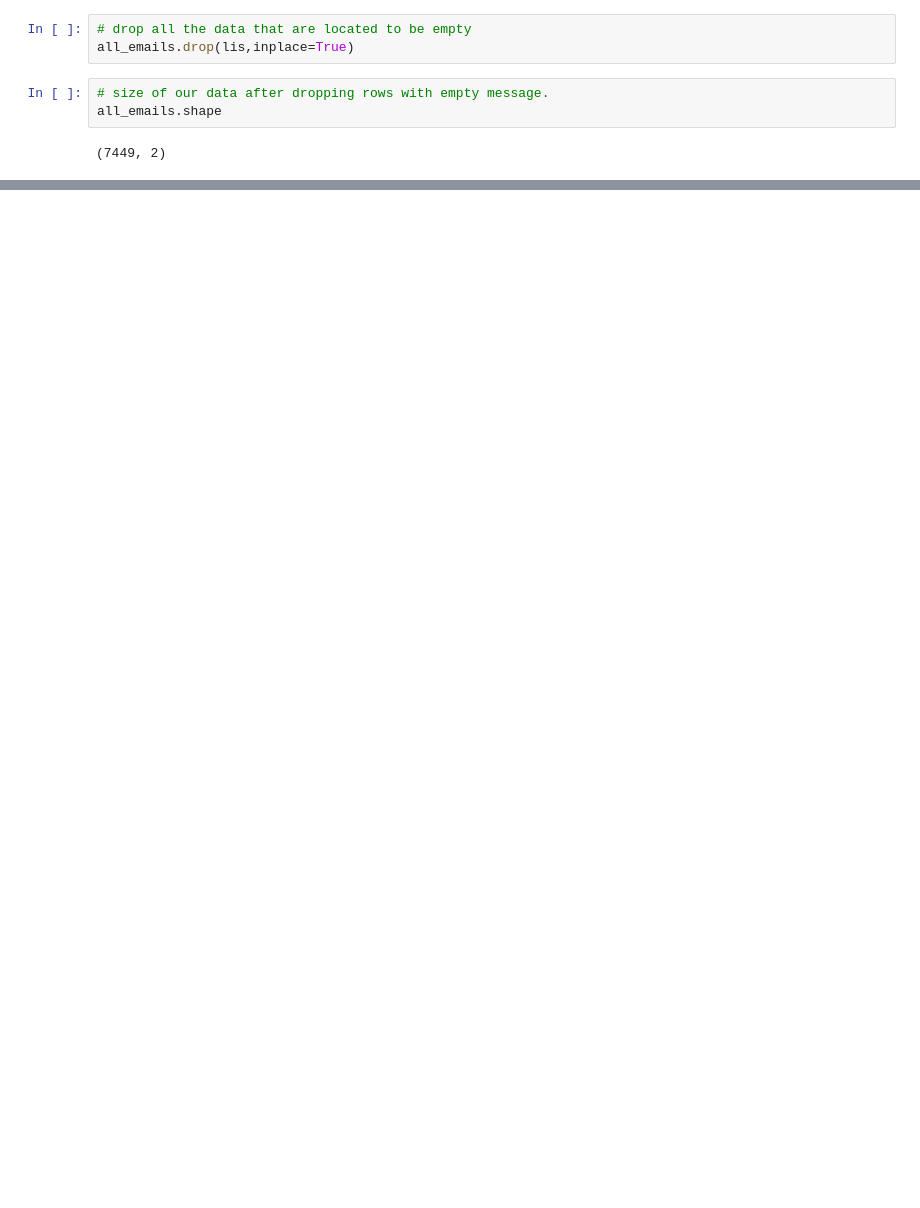
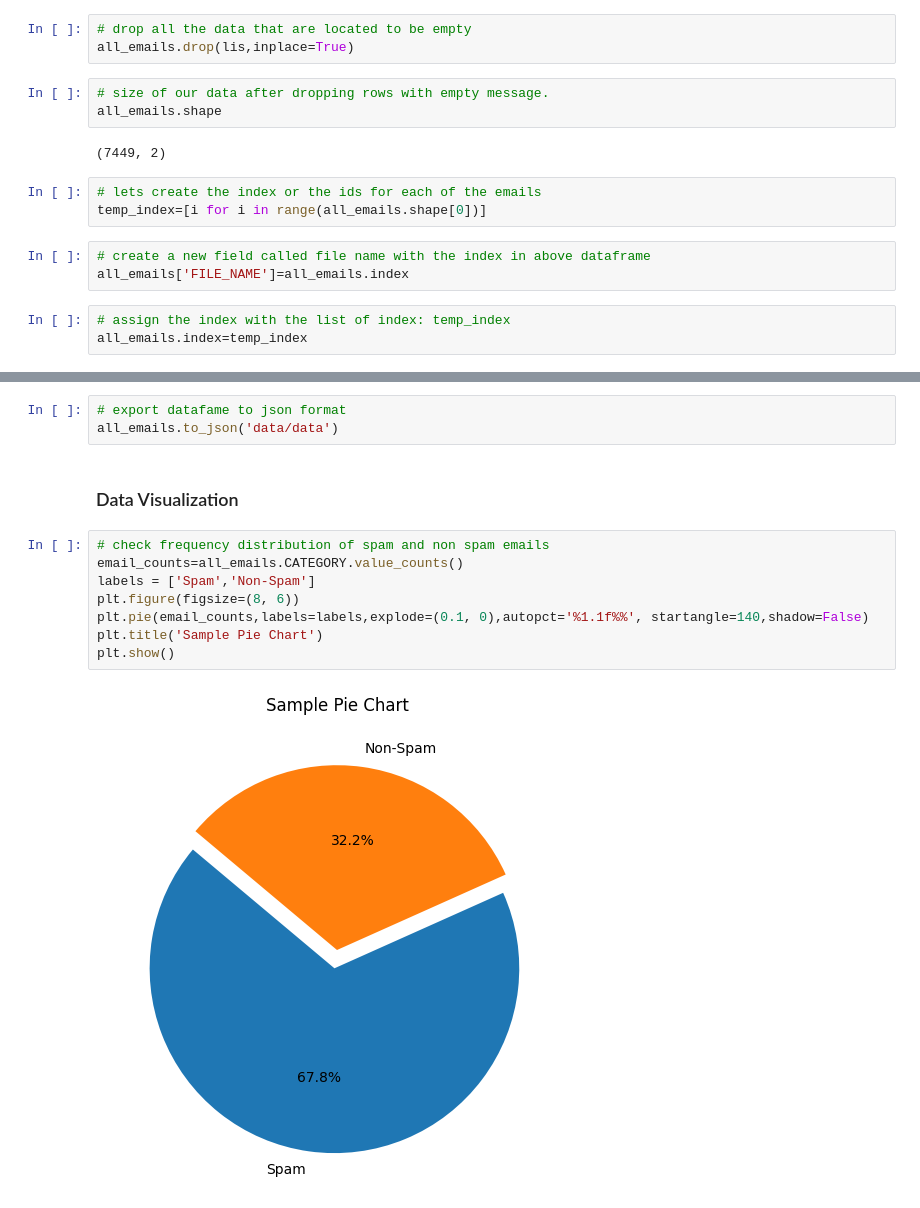
Before and after one commit to kandelsatish/Naive_Bayes_classifier, a Jupyter notebook: preprocessing.ipynb, the cells around one changed output, grey strips where cells are left out. Cells and saved outputs as stored; diff of their text form; blank space fills up the shorter version.

Commit message:
data preprocessing: data visualization

```diff
--- a/preprocessing.ipynb
+++ b/preprocessing.ipynb
@@ -179,3 +170,12 @@ all_emails.drop(lis,inplace=True)
 all_emails.shape
 # %% [output]
 (7449, 2)
+# %%
+# lets create the index or the ids for each of the emails
+temp_index=[i for i in range(all_emails.shape[0])]
+# %%
+# create a new field called file name with the index in above dataframe
+all_emails['FILE_NAME']=all_emails.index
+# %%
+# assign the index with the list of index: temp_index
+all_emails.index=temp_index
@@ -181,0 +192,15 @@ all_emails.shape
+# %%
+# export datafame to json format
+all_emails.to_json('data/data')
+# %% [markdown]
+### Data Visualization
+# %%
+# check frequency distribution of spam and non spam emails
+email_counts=all_emails.CATEGORY.value_counts()
+labels = ['Spam','Non-Spam']
+plt.figure(figsize=(8, 6))
+plt.pie(email_counts,labels=labels,explode=(0.1, 0),autopct='%1.1f%%', startangle=140,shadow=False)
+plt.title('Sample Pie Chart')
+plt.show()
+# %% [output]
+[figure, added]
```
Also changed, not shown: parts of 2 cells of this notebook.
